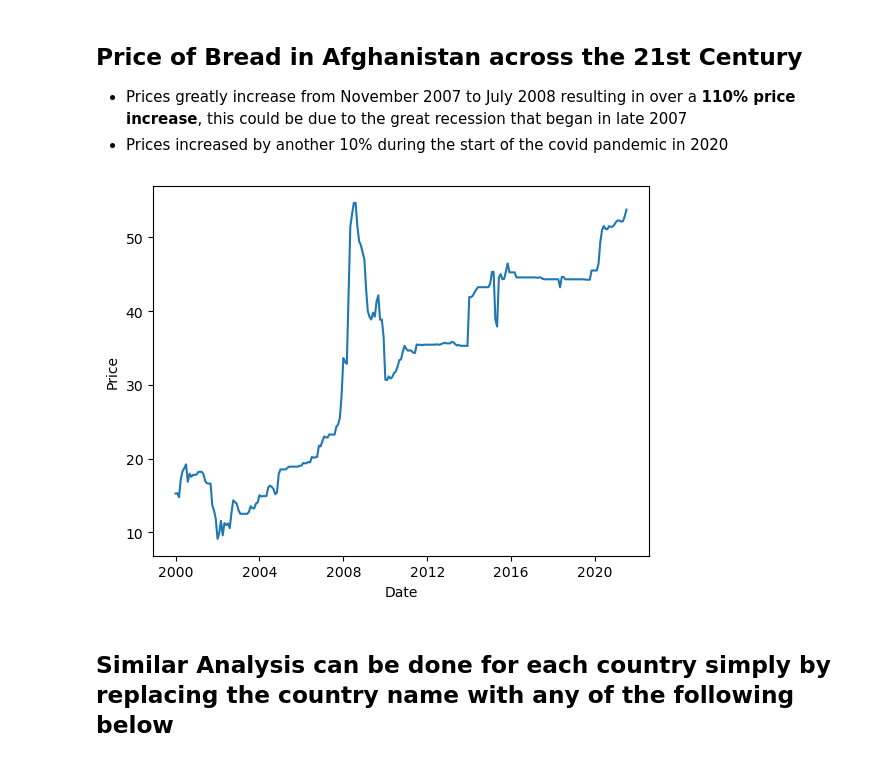
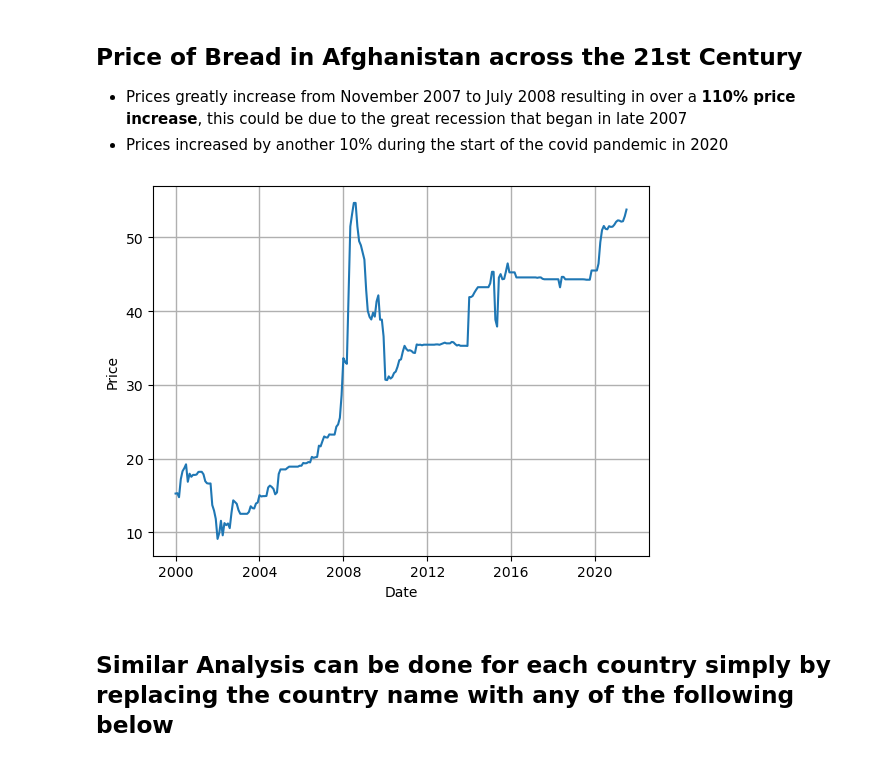
Before and after one commit to YatikT/GlobalFoodPricesAnalysis, a Jupyter notebook: Global Food Prices Data Analysis.ipynb, the cells around one changed output. Cells and saved outputs as stored; diff of their text form; code cells hidden in the pictures.

```diff
--- a/Global Food Prices Data Analysis.ipynb
+++ b/Global Food Prices Data Analysis.ipynb
@@ -150,9 +147,10 @@ bread
 # %%
 zbr = bread[bread['Country'].str.contains('Afghanistan')]
 zbr2 = zbr.groupby(['Country', 'Date']).mean(numeric_only=True)
+plt.grid(linewidth=1)
 sns.lineplot(data=zbr2, x = 'Date', y = 'Price');
 # %% [output]
-[figure, old version]
+[figure, new version]
 # %% [markdown]
 ## Similar Analysis can be done for each country simply by replacing the country name with any of the following below
 # %%
```
Also changed, not shown: parts of 4 cells of this notebook.
